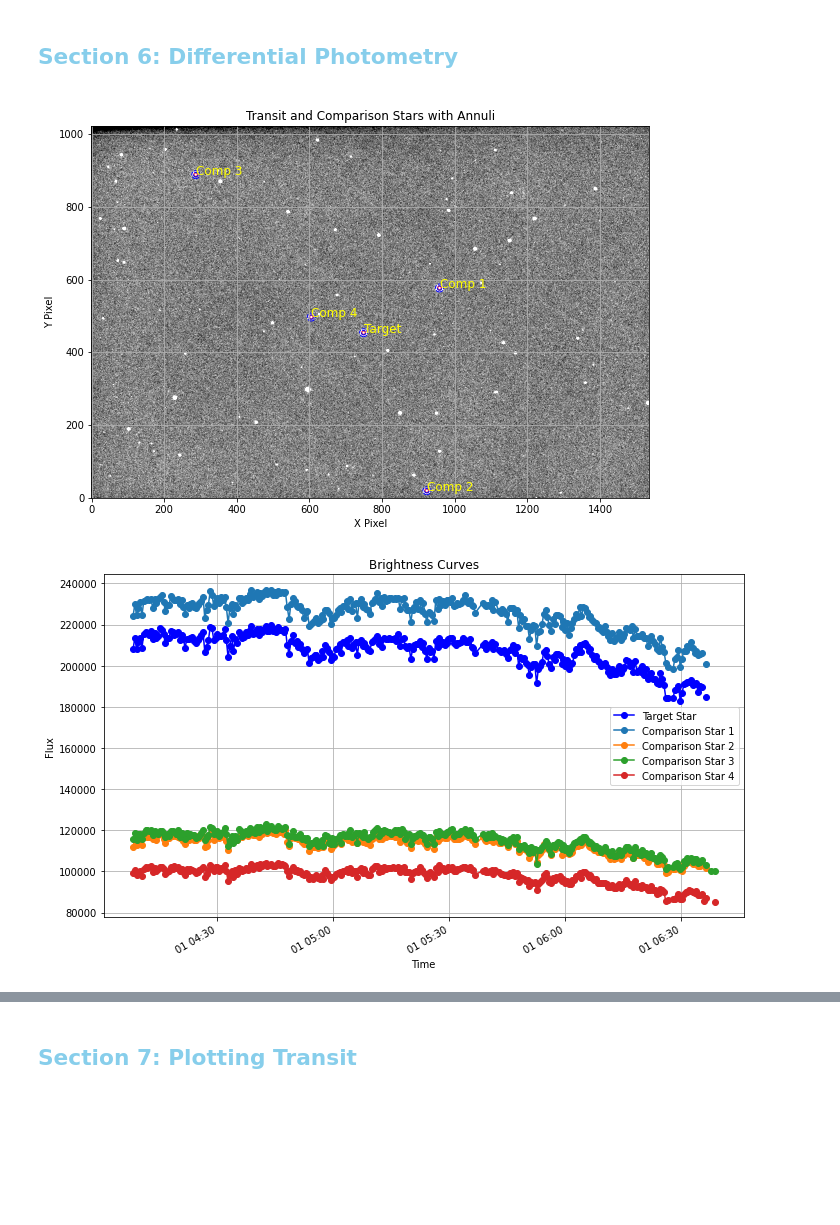
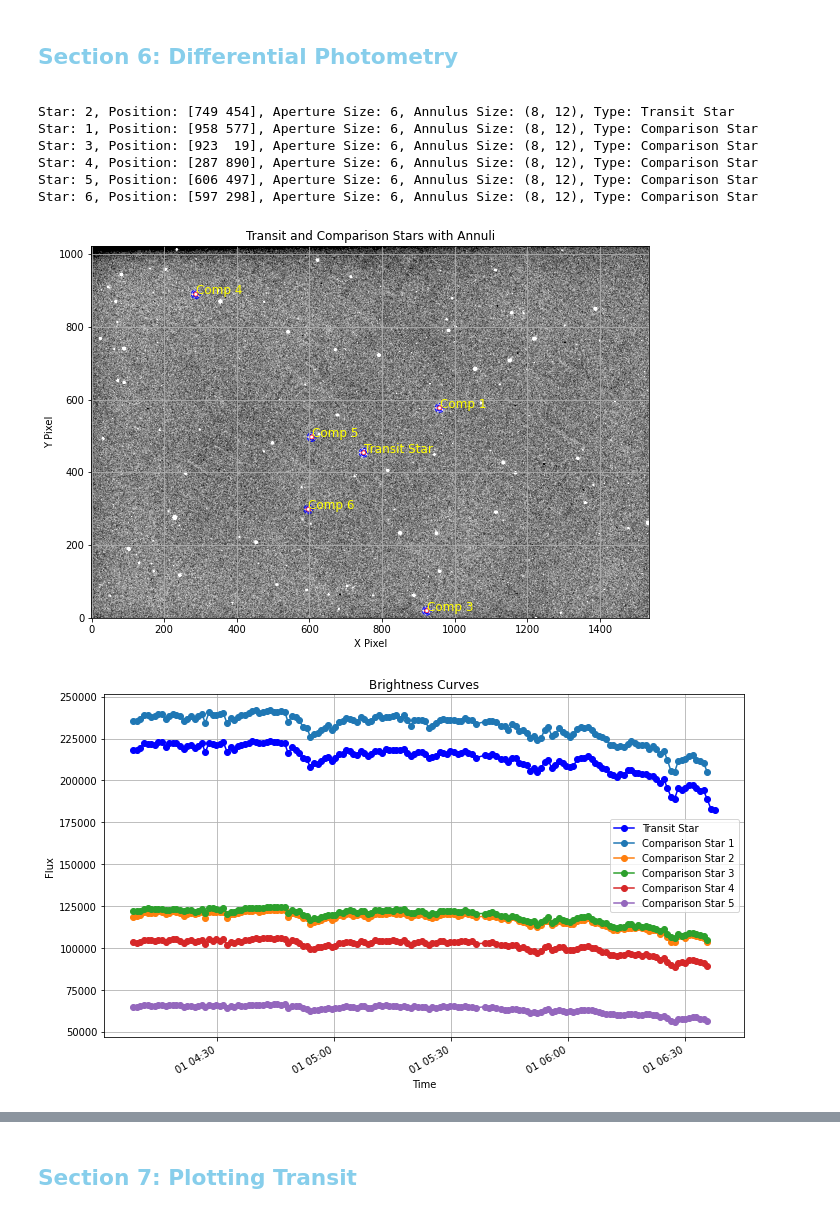
Before and after one commit to aidenweatherbee/ExoplanetTransitProcessing, a Jupyter notebook: TransitProcessing2.ipynb, the cells around one changed output, grey strips where cells are left out. Saved outputs shown, nothing was run; the diff lists cells and outputs as text; code cells hidden in the pictures; blank space fills up the shorter version.

Commit message:
added second transit

```diff
--- a/TransitProcessing2.ipynb
+++ b/TransitProcessing2.ipynb
@@ -462,14 +462,18 @@ import george
 from george import kernels
 import logging
 
+# Example of accessing the pixel coordinates, aperture size, annulus size, and star type
+for star in selected_stars:
+    print(f"Star: {star['star']}, Position: {star['position']}, Aperture Size: {star['aperture_size']}, Annulus Size: {star['annulus_size']}, Type: {star['type']}")
+
 # Configure logging
 logging.basicConfig(level=logging.INFO, format='%(asctime)s - %(levelname)s - %(message)s')
 
 # Perform aperture photometry with annulus background subtraction
-def perform_aperture_photometry(image_data, positions, aperture_radius=5, annulus_radii=(1, 6)):
+def perform_aperture_photometry(image_data, position, aperture_size, annulus_size):
     """Perform aperture photometry with annulus background subtraction."""
-    apertures = CircularAperture(positions, r=aperture_radius)
-    annulus_apertures = CircularAnnulus(positions, r_in=aperture_radius+annulus_radii[0], r_out=aperture_radius+annulus_radii[1])
+    apertures = CircularAperture([position], r=aperture_size)
+    annulus_apertures = CircularAnnulus([position], r_in=annulus_size[0], r_out=annulus_size[1])
 
     phot_table = aperture_photometry(image_data, apertures)
     annulus_masks = annulus_apertures.to_mask(method='center')
@@ -483,21 +487,23 @@ def perform_aperture_photometry(image_data, positions, aperture_radius=5, annulu
 
     bkg_median = np.array(bkg_median)
     fluxes = phot_table['aperture_sum'] - bkg_median * apertures.area
-    return fluxes
+    return fluxes[0]
 
 # Plot stars on the image
-def plot_stars(image_data, positions, aperture_radius=5, annulus_radii=(1, 6)):
-    """Plot target and comparison stars on the image with annulus."""
+def plot_stars(image_data, selected_stars):
+    """Plot target and comparison stars on the image with annuli."""
     plt.figure(figsize=(10, 10))
     plt.imshow(image_data, cmap='gray', origin='lower', vmin=np.percentile(image_data, 5), vmax=np.percentile(image_data, 95))
-    apertures = CircularAperture(positions, r=aperture_radius)
-    annulus_apertures = CircularAnnulus(positions, r_in=aperture_radius+annulus_radii[0], r_out=aperture_radius+annulus_radii[1])
-    apertures.plot(color='red', lw=1.5, alpha=0.7)
-    annulus_apertures.plot(color='blue', linestyle='dashed')
-
-    for i, pos in enumerate(positions):
-        label = 'Target' if i == 0 else f'Comp {i}'
-        plt.text(pos[0], pos[1], label, color='yellow', fontsize=12)
+    for star in selected_stars:
+        position = star['position']
+        aperture_size = star['aperture_size']
+        annulus_size = star['annulus_size']
+        apertures = CircularAperture([position], r=aperture_size)
+        annulus_apertures = CircularAnnulus([position], r_in=annulus_size[0], r_out=annulus_size[1])
+        apertures.plot(color='red', lw=1.5, alpha=0.7)
+        annulus_apertures.plot(color='blue', linestyle='dashed')
+        label = 'Transit Star' if star['type'] == 'Transit Star' else f"Comp {star['star']}"
+        plt.text(position[0], position[1], label, color='yellow', fontsize=12)
 
     plt.title('Transit and Comparison Stars with Annuli')
     plt.xlabel('X Pixel')
@@ -509,7 +515,7 @@ def plot_stars(image_data, positions, aperture_radius=5, annulus_radii=(1, 6)):
 def plot_brightness_curves(times, target_fluxes, comparison_fluxes):
     """Plot the brightness curves of the target and comparison stars."""
     plt.figure(figsize=(10, 6))
-    plt.plot(times, target_fluxes, marker='o', linestyle='-', color='b', label='Target Star')
+    plt.plot(times, target_fluxes, marker='o', linestyle='-', color='b', label='Transit Star')
 
     for j, comp_flux in enumerate(comparison_fluxes):
         plt.plot(times, comp_flux, marker='o', linestyle='-', label=f'Comparison Star {j+1}')
@@ -534,8 +540,7 @@ def weighted_average_comparison_fluxes(comparison_fluxes):
 def apply_gaussian_process(times, flux):
     """Apply Gaussian Process Regression to remove noise from flux data."""
     times = np.array(times)
-    # Use a longer length scale for the kernel
-    length_scale = np.ptp(times) * 0.5  # Adjust this factor to control smoothness
+    length_scale = np.ptp(times) * 0.3  # Adjust this factor to control smoothness
     kernel = kernels.Matern32Kernel(length_scale)
     gp = george.GP(kernel)
     gp.compute(times)
@@ -543,7 +548,7 @@ def apply_gaussian_process(times, flux):
     return mu
 
 # Differential photometry
-def differential_photometry(folder_path, keyword, selected_stars, aperture_radius=5, annulus_radii=(1, 6)):
+def differential_photometry(folder_path, keyword, selected_stars):
     """Perform differential photometry to detect exoplanet transits."""
     if not selected_stars:
         logging.error("No stars selected for photometry.")
@@ -553,9 +558,12 @@ def differential_photometry(folder_path, keyword, selected_stars, aperture_radiu
     target_fluxes = []
     comparison_fluxes = [[] for _ in range(len(selected_stars) - 1)]
 
-    positions = [star['position'] for star in selected_stars]
-    target_position = positions[0]
-    comparison_positions = positions[1:]
+    transit_star = next((star for star in selected_stars if star['type'] == 'Transit Star'), None)
+    if not transit_star:
+        logging.error("No transit star found in the selected stars.")
+        return
+
+    comparison_stars = [star for star in selected_stars if star['type'] == 'Comparison Star']
 
     for i, filename in enumerate(sorted(os.listdir(folder_path))):
         if keyword in filename:
@@ -568,53 +576,61 @@ def differential_photometry(folder_path, keyword, selected_stars, aperture_radiu
                     times.append(time)
 
                     if i == 0:
-                        plot_stars(image_data, positions, aperture_radius, annulus_radii)
+                        plot_stars(image_data, selected_stars)
 
-                    target_flux = perform_aperture_photometry(image_data, [target_position], aperture_radius, annulus_radii=annulus_radii)[0]
-                    target_fluxes.append(target_flux)
+                    transit_flux = perform_aperture_photometry(image_data, transit_star['position'], transit_star['aperture_size'], transit_star['annulus_size'])
+                    target_fluxes.append(transit_flux)
 
-                    for j, comp_pos in enumerate(comparison_positions):
-                        comp_flux = perform_aperture_photometry(image_data, [comp_pos], aperture_radius, annulus_radii=annulus_radii)[0]
+                    for j, comp_star in enumerate(comparison_stars):
+                        comp_flux = perform_aperture_photometry(image_data, comp_star['position'], comp_star['aperture_size'], comp_star['annulus_size'])
                         comparison_fluxes[j].append(comp_flux)
             except Exception as e:
                 logging.error(f"Error processing file {file_path}: {e}")
 
-    # Sigma clipping to remove outliers
+    if not target_fluxes:
+        logging.error("Target fluxes are empty. Ensure the target star is correctly identified and processed.")
+        return
+
     target_fluxes = sigma_clip(target_fluxes, sigma=3, maxiters=2)
     for j in range(len(comparison_fluxes)):
         comparison_fluxes[j] = sigma_clip(comparison_fluxes[j], sigma=3, maxiters=2)
 
     plot_brightness_curves(times, target_fluxes, comparison_fluxes)
 
     times_num = np.array([datetime.timestamp(t) for t in times])
 
     weighted_comparison_flux = weighted_average_comparison_fluxes([flux.data for flux in comparison_fluxes])
     normalized_flux = np.array(target_fluxes.data) / weighted_comparison_flux
 
-    # Apply a stronger Savitzky-Golay filter for initial smoothing
     median_filtered_flux = savgol_filter(normalized_flux, window_length=51, polyorder=2)
     clipped_flux = sigma_clip(median_filtered_flux, sigma=3, maxiters=2)
 
     cleaned_flux = apply_gaussian_process(times_num, clipped_flux)
 
     plt.figure(figsize=(10, 6))
     plt.plot(times, normalized_flux, marker='o', linestyle='-', color='b', label='Normalized Flux')
     plt.plot(times, cleaned_flux, linestyle='-', color='r', label='GP Cleaned Flux')
     plt.xlabel('Time')
     plt.ylabel('Normalized Flux')
     plt.title('Differential Light Curve')
     plt.legend()
     plt.grid(True)
     plt.gcf().autofmt_xdate()
     plt.tight_layout()
     plt.show()
 
 # Example usage
-folder = "D:\\TransitResearch\\2024-05-31\\calibrated_images3"
+folder = "D:\\TransitResearch\\2024-05-31\\calibrated_images4"
 keyword = "HAT"
 
-# Assuming selected_stars is the output from the previous block
+# selected_stars should be defined outside this block and passed as an argument
 differential_photometry(folder, keyword, selected_stars)
 # %% [output]
+Star: 2, Position: [749 454], Aperture Size: 6, Annulus Size: (8, 12), Type: Transit Star
+Star: 1, Position: [958 577], Aperture Size: 6, Annulus Size: (8, 12), Type: Comparison Star
+Star: 3, Position: [923  19], Aperture Size: 6, Annulus Size: (8, 12), Type: Comparison Star
+Star: 4, Position: [287 890], Aperture Size: 6, Annulus Size: (8, 12), Type: Comparison Star
+Star: 5, Position: [606 497], Aperture Size: 6, Annulus Size: (8, 12), Type: Comparison Star
+Star: 6, Position: [597 298], Aperture Size: 6, Annulus Size: (8, 12), Type: Comparison Star
-[figure, old version]
+[figure, new version]
-[figure, old version]
+[figure, new version]
```
Also changed, not shown: parts of 3 cells of this notebook, 4 other files.
